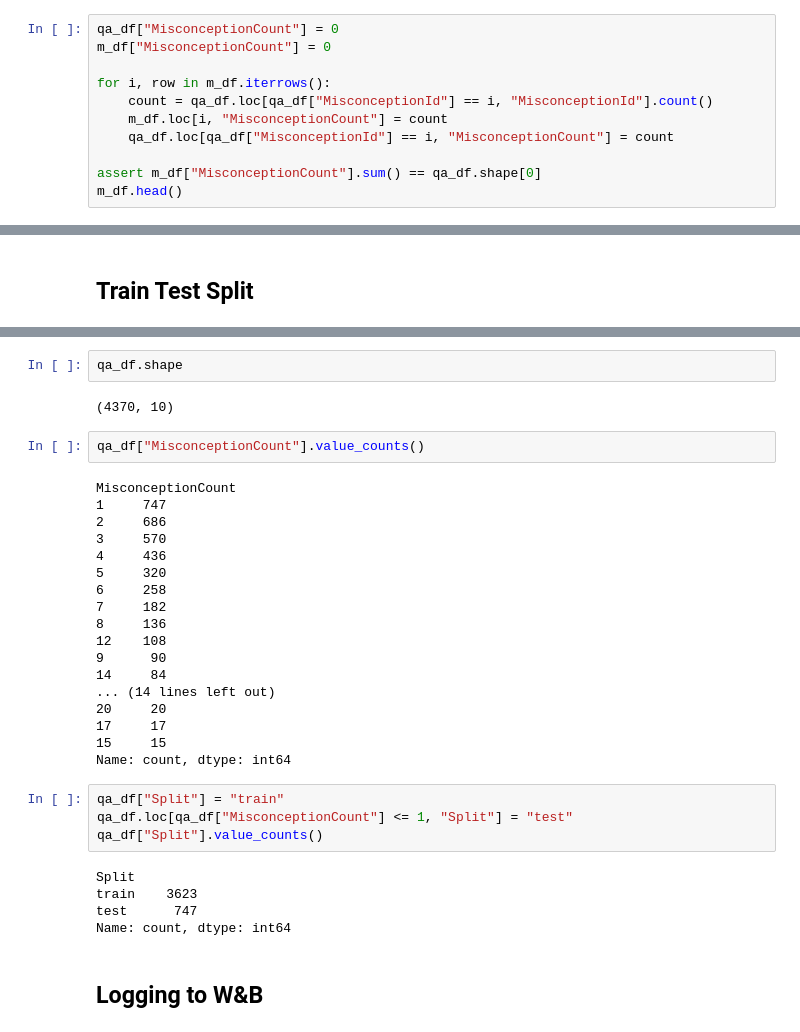
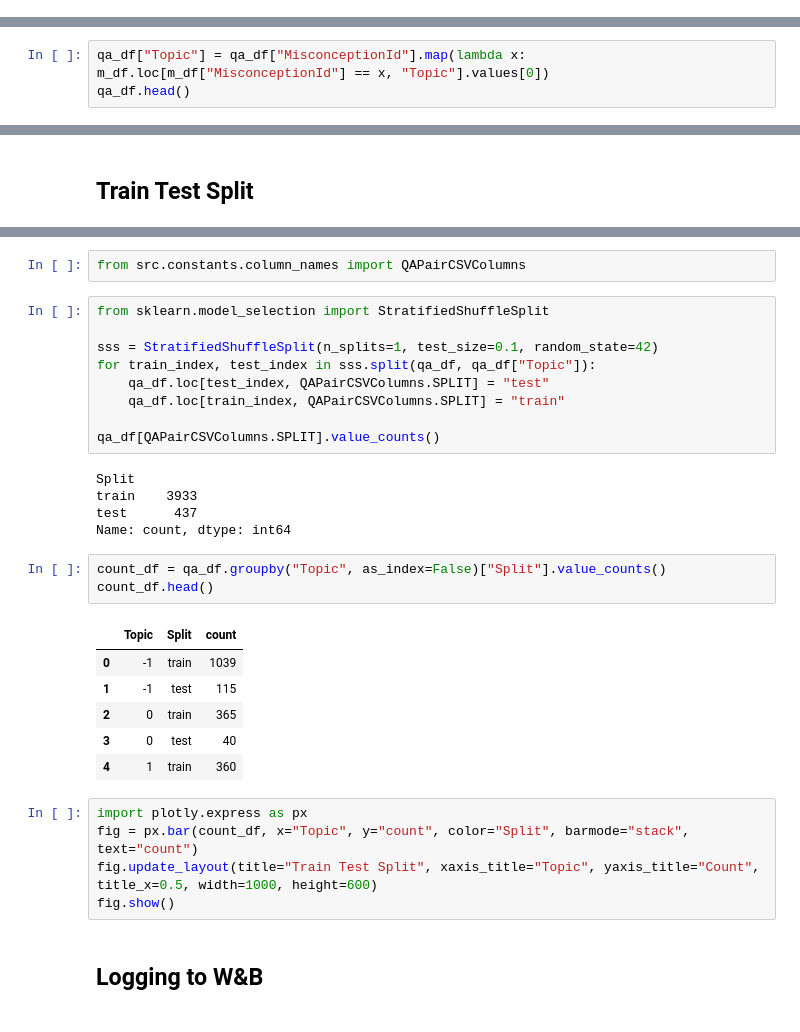
Before and after one commit to Shakleen/mining-misconceptions-in-math, a Jupyter notebook: notebooks/train_test_split.ipynb, the cells around one changed output, grey strips where cells are left out. Cells and saved outputs as stored; diff of their text form.

```diff
--- a/notebooks/train_test_split.ipynb
+++ b/notebooks/train_test_split.ipynb
@@ -34,11 +33,0 @@ m_df.head()
-# %%
-qa_df["MisconceptionCount"] = 0
-m_df["MisconceptionCount"] = 0
-
-for i, row in m_df.iterrows():
-    count = qa_df.loc[qa_df["MisconceptionId"] == i, "MisconceptionId"].count()
-    m_df.loc[i, "MisconceptionCount"] = count
-    qa_df.loc[qa_df["MisconceptionId"] == i, "MisconceptionCount"] = count
-
-assert m_df["MisconceptionCount"].sum() == qa_df.shape[0]
-m_df.head()
@@ -55,0 +36,3 @@ m_df.shape
+# %%
+qa_df["Topic"] = qa_df["MisconceptionId"].map(lambda x: m_df.loc[m_df["MisconceptionId"] == x, "Topic"].values[0])
+qa_df.head()
@@ -66,36 +68,34 @@ np.int64(747)
-# %%
-qa_df.shape
-# %% [output]
-(4370, 10)
-# %%
-qa_df["MisconceptionCount"].value_counts()
-# %% [output]
-MisconceptionCount
-1     747
-2     686
-3     570
-4     436
-5     320
-6     258
-7     182
-8     136
-12    108
-9      90
-14     84
-... (14 lines left out)
-20     20
-17     17
-15     15
-Name: count, dtype: int64
-# %%
-qa_df["Split"] = "train"
-qa_df.loc[qa_df["MisconceptionCount"] <= 1, "Split"] = "test"
-qa_df["Split"].value_counts()
-# %% [output]
-Split
-train    3623
-test      747
-Name: count, dtype: int64
+# %%
+from src.constants.column_names import QAPairCSVColumns
+# %%
+from sklearn.model_selection import StratifiedShuffleSplit
+
+sss = StratifiedShuffleSplit(n_splits=1, test_size=0.1, random_state=42)
+for train_index, test_index in sss.split(qa_df, qa_df["Topic"]):
+    qa_df.loc[test_index, QAPairCSVColumns.SPLIT] = "test"
+    qa_df.loc[train_index, QAPairCSVColumns.SPLIT] = "train"
+
+qa_df[QAPairCSVColumns.SPLIT].value_counts()
+# %% [output]
+Split
+train    3933
+test      437
+Name: count, dtype: int64
+# %%
+count_df = qa_df.groupby("Topic", as_index=False)["Split"].value_counts()
+count_df.head()
+# %% [output]
+|  | Topic | Split | count |
+| 0 | -1 | train | 1039 |
+| 1 | -1 | test | 115 |
+| 2 | 0 | train | 365 |
+| 3 | 0 | test | 40 |
+| 4 | 1 | train | 360 |
+# %%
+import plotly.express as px
+fig = px.bar(count_df, x="Topic", y="count", color="Split", barmode="stack", text="count")
+fig.update_layout(title="Train Test Split", xaxis_title="Topic", yaxis_title="Count", title_x=0.5, width=1000, height=600)
+fig.show()
 # %% [markdown]
 ## Logging to W&B
 # %%
```
Also changed, not shown: parts of 12 cells of this notebook, 4 other files.
